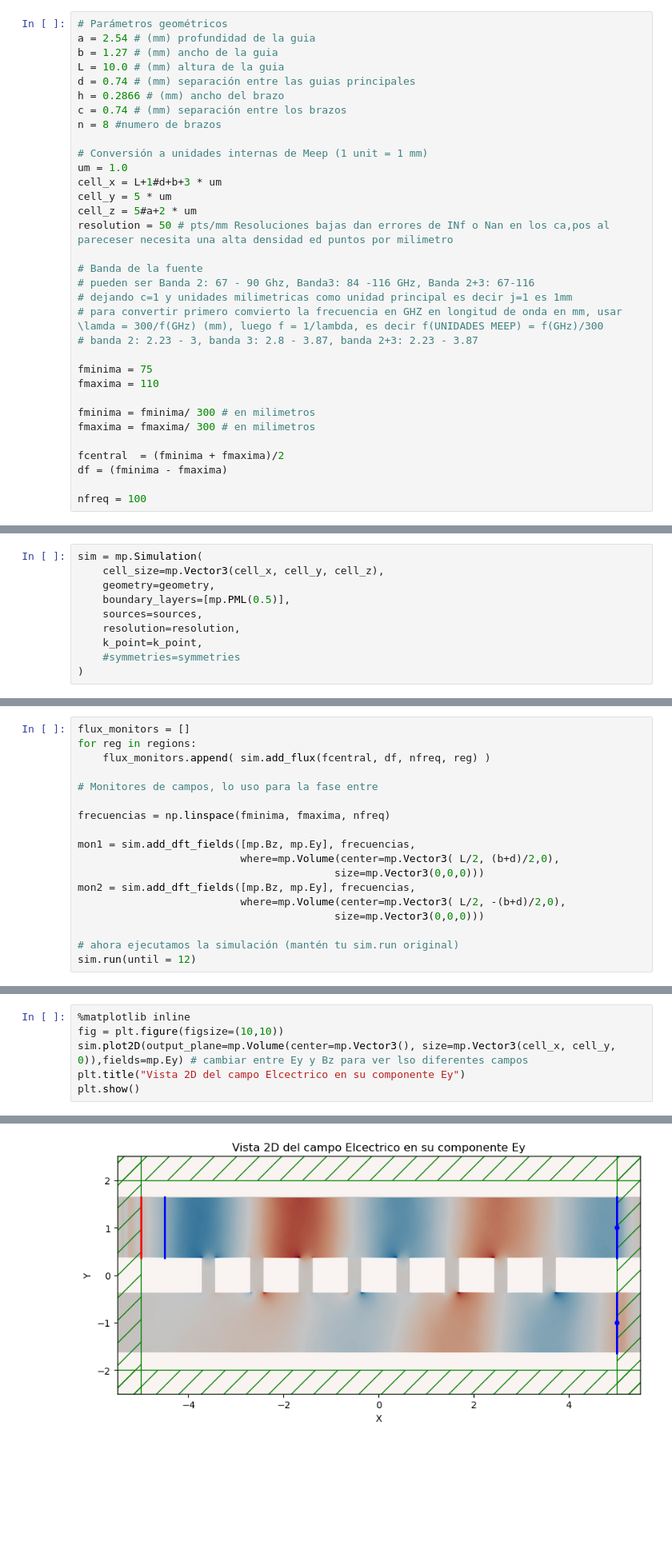
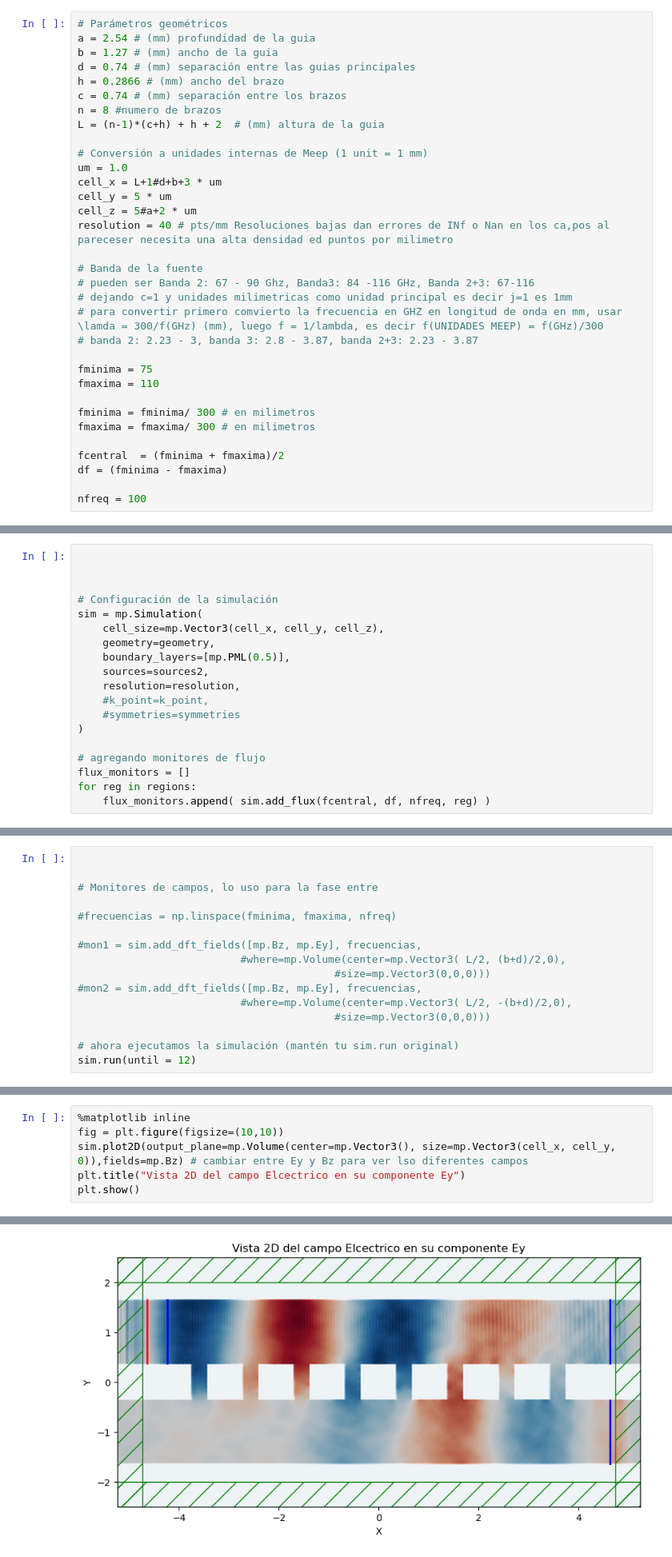
Before and after one commit to olopezace/optimizacion, a Jupyter notebook: geometriaHibrido.ipynb, the cells around one changed output, grey strips where cells are left out. Shown at 80% size. Drawn from its saved outputs; the diff is of its cells as text; blank space fills up the shorter version.

```diff
--- a/geometriaHibrido.ipynb
+++ b/geometriaHibrido.ipynb
@@ -8,18 +8,18 @@ from meep.materials import Cu # Recordatorio asi se importan materiales clasicos
 # Parámetros geométricos
 a = 2.54 # (mm) profundidad de la guia
 b = 1.27 # (mm) ancho de la guia
-L = 10.0 # (mm) altura de la guia
 d = 0.74 # (mm) separación entre las guias principales
 h = 0.2866 # (mm) ancho del brazo
 c = 0.74 # (mm) separación entre los brazos
 n = 8 #numero de brazos
+L = (n-1)*(c+h) + h + 2  # (mm) altura de la guia
 
 # Conversión a unidades internas de Meep (1 unit = 1 mm)
 um = 1.0
 cell_x = L+1#d+b+3 * um
 cell_y = 5 * um
 cell_z = 5#a+2 * um
-resolution = 50 # pts/mm Resoluciones bajas dan errores de INf o Nan en los ca,pos al pareceser necesita una alta densidad ed puntos por milimetro
+resolution = 40 # pts/mm Resoluciones bajas dan errores de INf o Nan en los ca,pos al pareceser necesita una alta densidad ed puntos por milimetro
 
 # Banda de la fuente
 # pueden ser Banda 2: 67 - 90 Ghz, Banda3: 84 -116 GHz, Banda 2+3: 67-116
@@ -125,15 +140,24 @@ def geometria(a,b,c,L,d,h,n):
 
 geometry = geometria(a,b,c,L,d,h,n)
 # %%
+
+
+
+# Configuración de la simulación
 sim = mp.Simulation(
     cell_size=mp.Vector3(cell_x, cell_y, cell_z),
     geometry=geometry,
     boundary_layers=[mp.PML(0.5)],
-    sources=sources,
+    sources=sources2,
     resolution=resolution,
-    k_point=k_point,
+    #k_point=k_point,
     #symmetries=symmetries
 )
+
+# agregando monitores de flujo
+flux_monitors = []
+for reg in regions:
+    flux_monitors.append( sim.add_flux(fcentral, df, nfreq, reg) )
 # %%
 def draw_block(ax, center, size, color='gray', alpha=0.5):
     cx, cy, cz = center.x, center.y, center.z
@@ -223,18 +248,16 @@ plt.show()
 # %%
-flux_monitors = []
-for reg in regions:
-    flux_monitors.append( sim.add_flux(fcentral, df, nfreq, reg) )
+
 
 # Monitores de campos, lo uso para la fase entre
 
-frecuencias = np.linspace(fminima, fmaxima, nfreq)
+#frecuencias = np.linspace(fminima, fmaxima, nfreq)
 
-mon1 = sim.add_dft_fields([mp.Bz, mp.Ey], frecuencias,
-                          where=mp.Volume(center=mp.Vector3( L/2, (b+d)/2,0),
-                                         size=mp.Vector3(0,0,0)))
-mon2 = sim.add_dft_fields([mp.Bz, mp.Ey], frecuencias,
-                          where=mp.Volume(center=mp.Vector3( L/2, -(b+d)/2,0),
-                                         size=mp.Vector3(0,0,0)))
+#mon1 = sim.add_dft_fields([mp.Bz, mp.Ey], frecuencias,
+                          #where=mp.Volume(center=mp.Vector3( L/2, (b+d)/2,0),
+                                         #size=mp.Vector3(0,0,0)))
+#mon2 = sim.add_dft_fields([mp.Bz, mp.Ey], frecuencias,
+                          #where=mp.Volume(center=mp.Vector3( L/2, -(b+d)/2,0),
+                                         #size=mp.Vector3(0,0,0)))
 
 # ahora ejecutamos la simulación (mantén tu sim.run original)
 sim.run(until = 12)
@@ -259,7 +283,7 @@ run 1 finished at t = 22.0 (2200 timesteps)
 # %%
 %matplotlib inline
 fig = plt.figure(figsize=(10,10))
-sim.plot2D(output_plane=mp.Volume(center=mp.Vector3(), size=mp.Vector3(cell_x, cell_y, 0)),fields=mp.Ey) # cambiar entre Ey y Bz para ver lso diferentes campos
+sim.plot2D(output_plane=mp.Volume(center=mp.Vector3(), size=mp.Vector3(cell_x, cell_y, 0)),fields=mp.Bz) # cambiar entre Ey y Bz para ver lso diferentes campos
 plt.title("Vista 2D del campo Elcectrico en su componente Ey")
 plt.show()
 # %% [output]
@@ -283,2 +308,2 @@ plt.show()
-[figure, old version]
+[figure, new version]
 # %%
```
Also changed, not shown: parts of 8 cells of this notebook, 1 other file.
